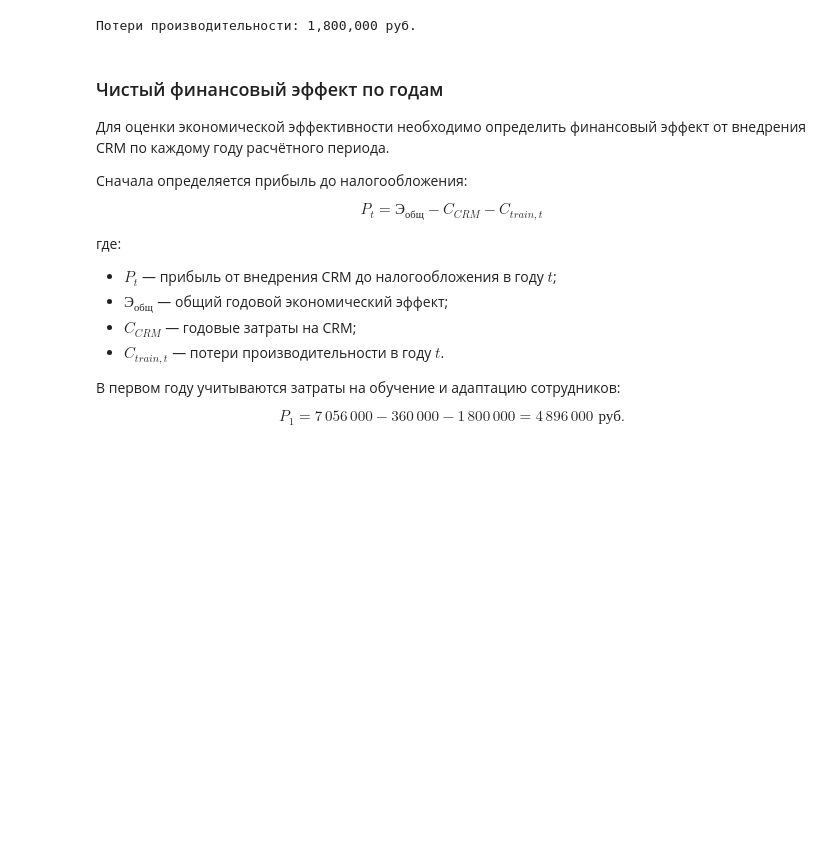
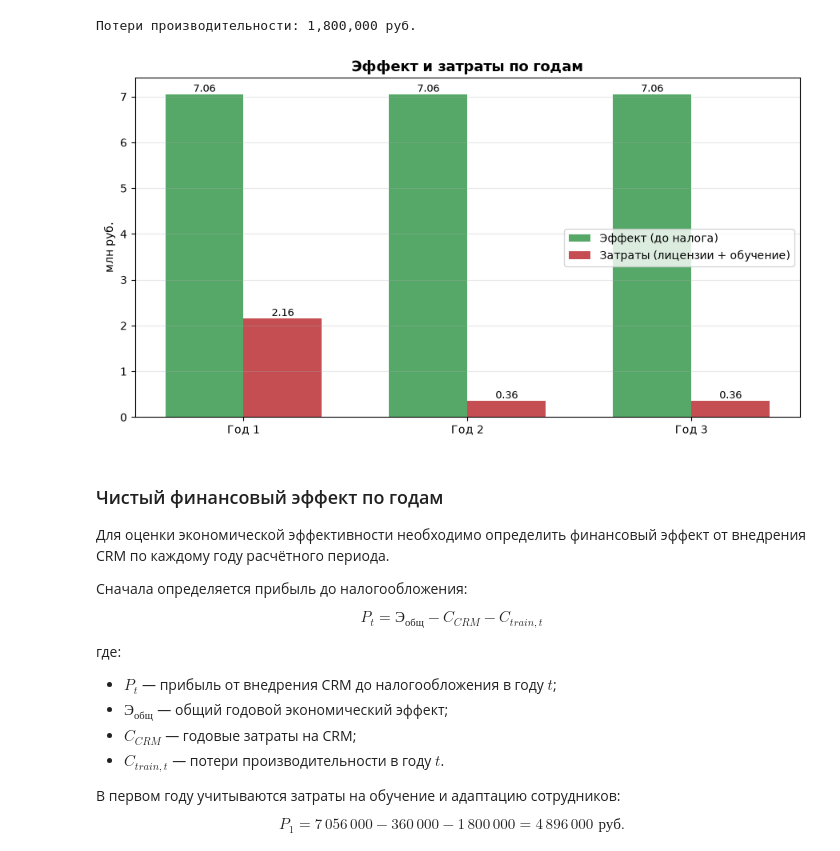
Before and after one commit to archipristessa/economy-of-informatization-exam, a Jupyter notebook: task_02_crm_effect.ipynb, the cells around one changed output. Cells and saved outputs as stored; diff of their text form; code cells hidden in the pictures; blank space fills up the shorter version.

```diff
--- a/task_02_crm_effect.ipynb
+++ b/task_02_crm_effect.ipynb
@@ -376,6 +376,45 @@ training_loss = managers * salary * training_months
 print(f"Потери производительности: {training_loss:,.0f} руб.")
 # %% [output]
 Потери производительности: 1,800,000 руб.
+# %%
+import numpy as np
+import matplotlib.pyplot as plt
+
+fig, ax = plt.subplots(figsize=(9, 5))
+
+x = np.arange(1, years + 1)
+width = 0.35
+
+# Эффект одинаковый все 3 года (7 056 000)
+effect_by_year = [total_effect] * years
+
+# Затраты: в 1-й год лицензии + обучение, в следующие — только лицензии
+costs_by_year = [crm_cost_year + training_loss, crm_cost_year, crm_cost_year]
+
+bars1 = ax.bar(x - width/2, np.array(effect_by_year) / 1e6, width,
+               label="Эффект (до налога)", color="#55A868")
+bars2 = ax.bar(x + width/2, np.array(costs_by_year) / 1e6, width,
+               label="Затраты (лицензии + обучение)", color="#C44E52")
+
+for bar in bars1:
+    h = bar.get_height()
+    ax.text(bar.get_x() + bar.get_width()/2, h + 0.05, f"{h:.2f}",
+            ha="center", fontsize=9)
+for bar in bars2:
+    h = bar.get_height()
+    ax.text(bar.get_x() + bar.get_width()/2, h + 0.05, f"{h:.2f}",
+            ha="center", fontsize=9)
+
+ax.set_xticks(x)
+ax.set_xticklabels([f"Год {i}" for i in x])
+ax.set_ylabel("млн руб.")
+ax.set_title("Эффект и затраты по годам", fontsize=13, weight="bold")
+ax.legend()
+ax.grid(axis="y", alpha=0.3)
+plt.tight_layout()
+plt.show()
+# %% [output]
+[figure, added]
 # %% [markdown]
 ### Чистый финансовый эффект по годам
 
```
Also changed, not shown: parts of 14 cells of this notebook.
